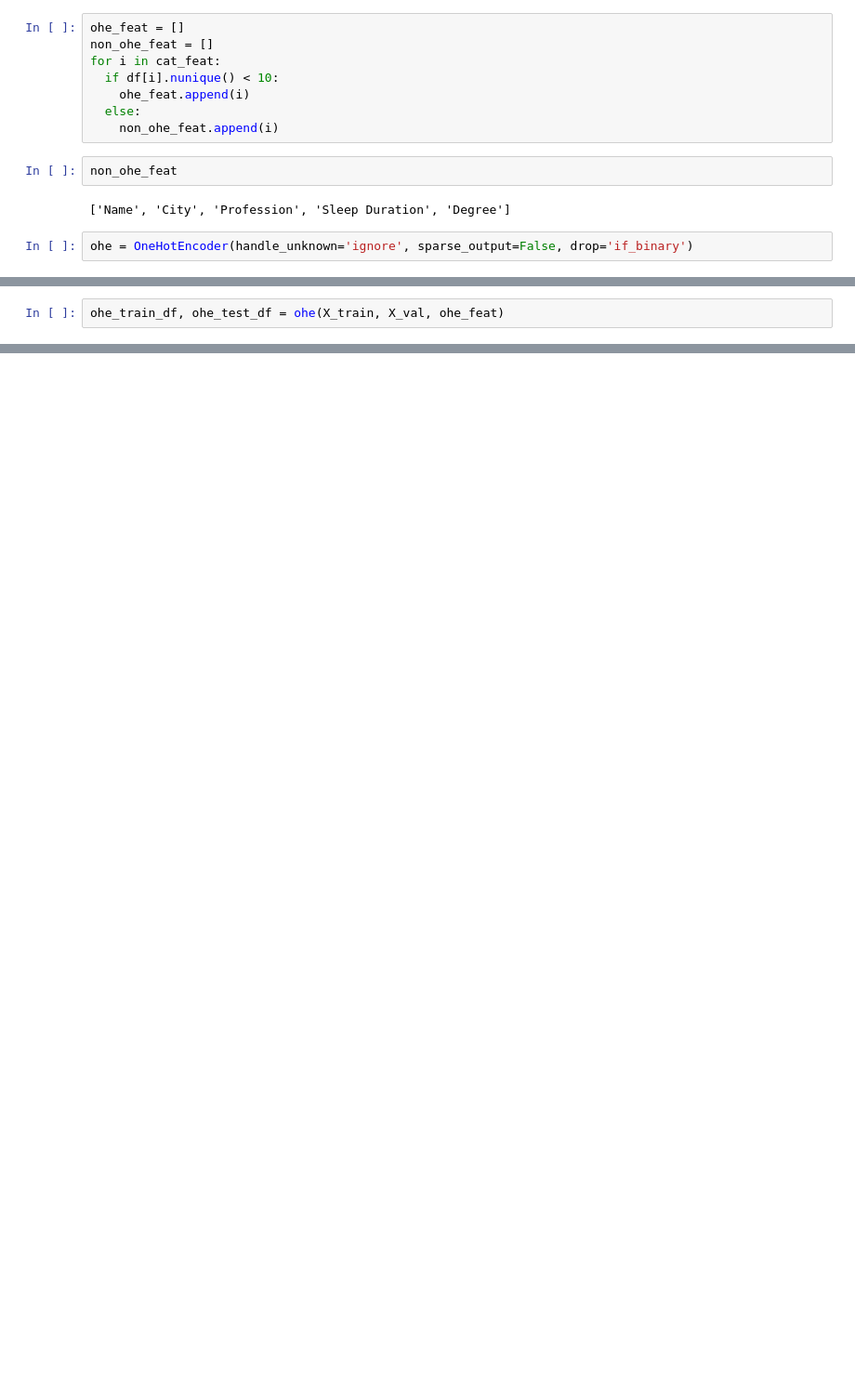
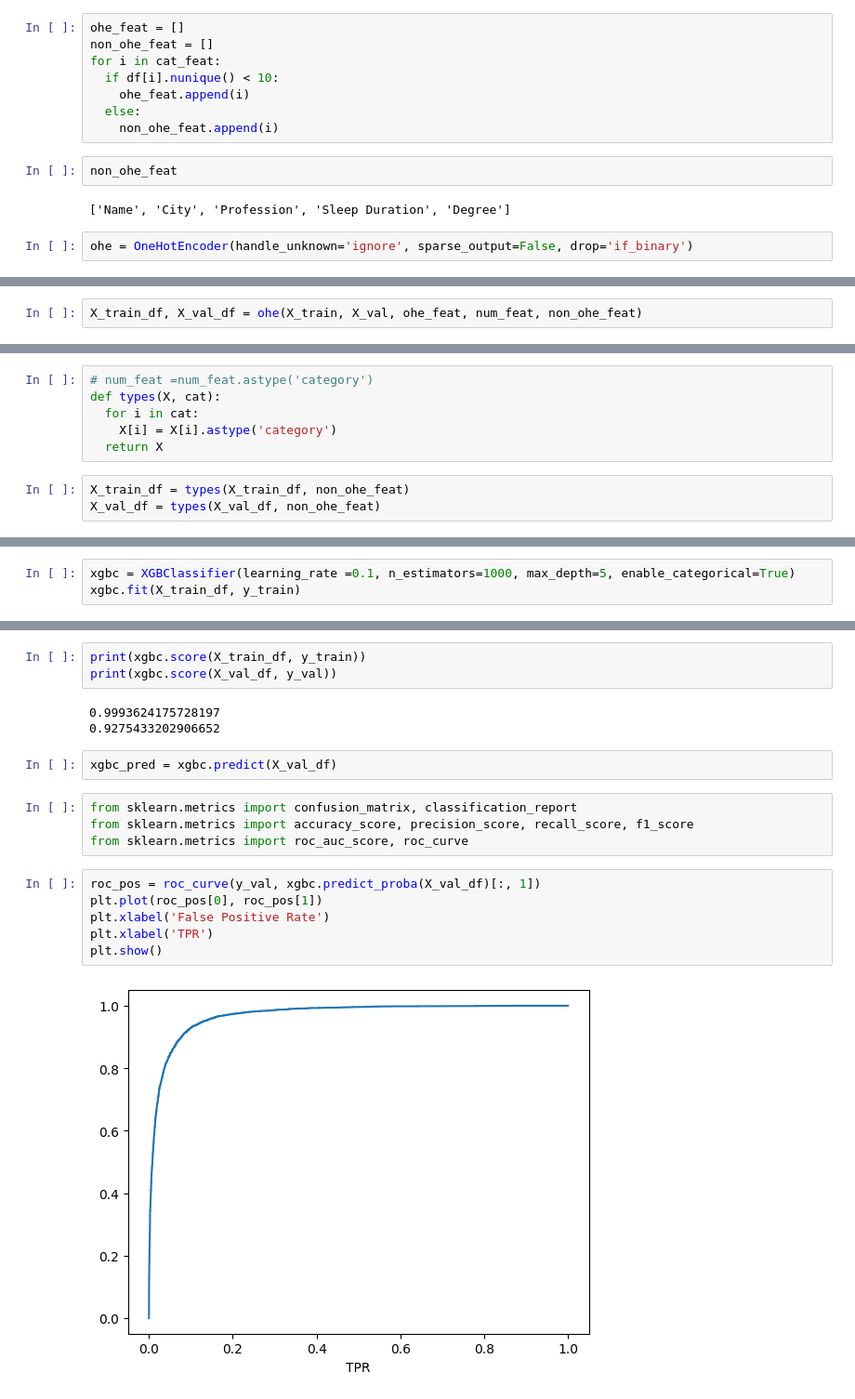
Before and after one commit to peteray-dev/Mental_Health_Modelling_Analysis, a Jupyter notebook: Mental_Heath_Analysis.ipynb, the cells around one changed output, grey strips where cells are left out. Shown at 93% size. Drawn from its saved outputs; the diff is of its cells as text; blank space fills up the shorter version.

```diff
--- a/Mental_Heath_Analysis.ipynb
+++ b/Mental_Heath_Analysis.ipynb
@@ -325,2 +346,2 @@ def ohe(X_train, X_test, ohe_feat):
 # %%
-ohe_train_df, ohe_test_df = ohe(X_train, X_val, ohe_feat)
+X_train_df, X_val_df = ohe(X_train, X_val, ohe_feat, num_feat, non_ohe_feat)
@@ -362,0 +348,9 @@ pd.concat([ohe_train_df, X_train[num_feat]], axis=1)
+# %%
+# num_feat =num_feat.astype('category')
+def types(X, cat):
+  for i in cat:
+    X[i] = X[i].astype('category')
+  return X
+# %%
+X_train_df = types(X_train_df, non_ohe_feat)
+X_val_df = types(X_val_df, non_ohe_feat)
@@ -362,0 +359,3 @@ pd.concat([ohe_train_df, X_train[num_feat]], axis=1)
+# %%
+xgbc = XGBClassifier(learning_rate =0.1, n_estimators=1000, max_depth=5, enable_categorical=True)
+xgbc.fit(X_train_df, y_train)
@@ -362,0 +374,20 @@ pd.concat([ohe_train_df, X_train[num_feat]], axis=1)
+# %%
+print(xgbc.score(X_train_df, y_train))
+print(xgbc.score(X_val_df, y_val))
+# %% [output]
+0.9993624175728197
+0.9275433202906652
+# %%
+xgbc_pred = xgbc.predict(X_val_df)
+# %%
+from sklearn.metrics import confusion_matrix, classification_report
+from sklearn.metrics import accuracy_score, precision_score, recall_score, f1_score
+from sklearn.metrics import roc_auc_score, roc_curve
+# %%
+roc_pos = roc_curve(y_val, xgbc.predict_proba(X_val_df)[:, 1])
+plt.plot(roc_pos[0], roc_pos[1])
+plt.xlabel('False Positive Rate')
+plt.xlabel('TPR')
+plt.show()
+# %% [output]
+[figure, added]
```
Also changed, not shown: parts of 14 cells of this notebook.
